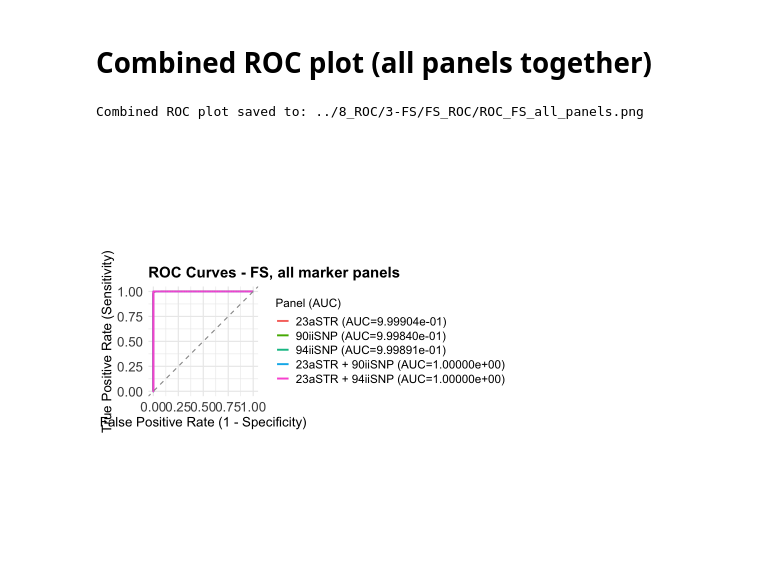
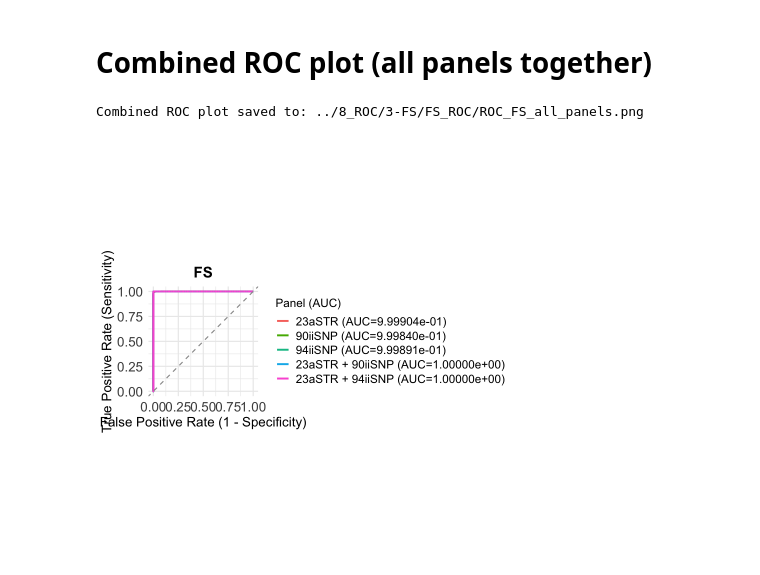
Before and after one commit to apagadlt/Kinship-Testing, a Jupyter notebook: 2_ROC_analysis_with_Delong_alpha01_Holm_with_CI_v5.ipynb, the cells around one changed output. Saved outputs shown, nothing was run; the diff lists cells and outputs as text; code cells hidden in the pictures.

```diff
--- a/2_ROC_analysis_with_Delong_alpha01_Holm_with_CI_v5.ipynb
+++ b/2_ROC_analysis_with_Delong_alpha01_Holm_with_CI_v5.ipynb
@@ -396,33 +396,34 @@ p_combined <- ggplot(roc_all, aes(x = FPR, y = TPR, color = Panel)) +
   geom_abline(slope = 1, intercept = 0, linetype = "dashed", color = "grey60") +
   coord_equal() +
   scale_color_manual(
     values = palette_for_plot,
     labels = panel_label_map,
     drop = FALSE
   ) +
   labs(
-    title = paste0("ROC Curves - ", summaries_label, ", all marker panels"),
+    # title = paste0("ROC Curves - ", summaries_label, ", all marker panels"),
+    title = paste0(summaries_label),
     x     = "False Positive Rate (1 - Specificity)",
     y     = "True Positive Rate (Sensitivity)",
     color = "Panel (AUC)"
   ) +
   theme_minimal(base_size = 14) +
   theme(
     axis.title  = element_text(size = 16),
     axis.text   = element_text(size = 16),
     legend.title = element_text(size = 14),
     legend.text  = element_text(size = 14),
-    plot.title   = element_text(size = 18, face = "bold")
+    plot.title   = element_text(size = 18, face = "bold", hjust = 0.5)
   )
 
 combined_png <- file.path(output_dir, paste0("ROC_", summaries_label, "_all_panels.png"))
 ggsave(combined_png, plot = p_combined, width = 8, height = 7, dpi = 300)
 
 print(p_combined)
 
 cat("
 Combined ROC plot saved to:", combined_png, "
 ")
 # %% [output]
 Combined ROC plot saved to: ../8_ROC/3-FS/FS_ROC/ROC_FS_all_panels.png
-[figure, old version]
+[figure, new version]
```
